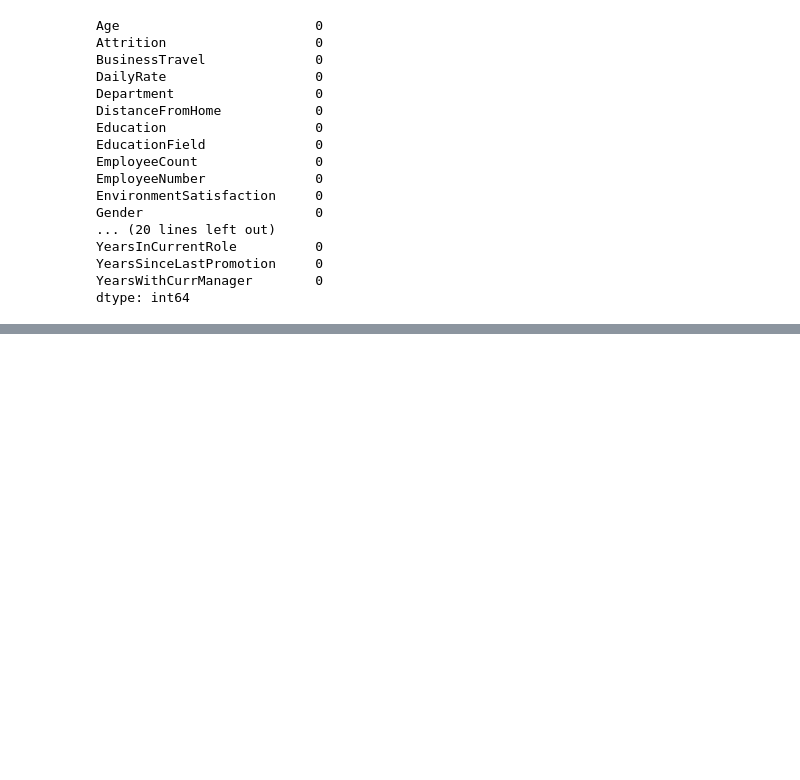
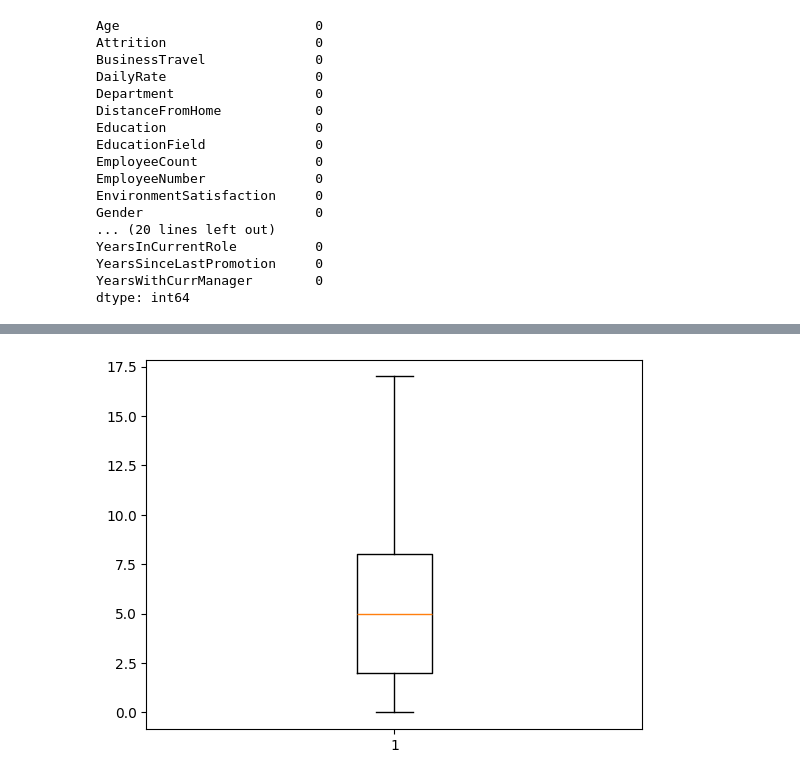
Before and after one commit to MHassanAr/Employee-attrition-analysis, a Jupyter notebook: employee-attrition-analysis.ipynb, the cells around one changed output, grey strips where cells are left out. Cells and saved outputs as stored; diff of their text form; code cells hidden in the pictures; blank space fills up the shorter version.

```diff
--- a/employee-attrition-analysis.ipynb
+++ b/employee-attrition-analysis.ipynb
@@ -76,0 +145,9 @@ dtype: int64
+# %%
+#As we see we have outliers so we will remove them as they are low in number and removing them does'nt effect out results.
+data = data[data["yearsatcompany"] < 18 ]
+
+#Checking for outliers again
+plt.boxplot(data["yearsatcompany"])
+plt.show()
+# %% [output]
+[figure, added]
```
Also changed, not shown: parts of 7 cells of this notebook.
